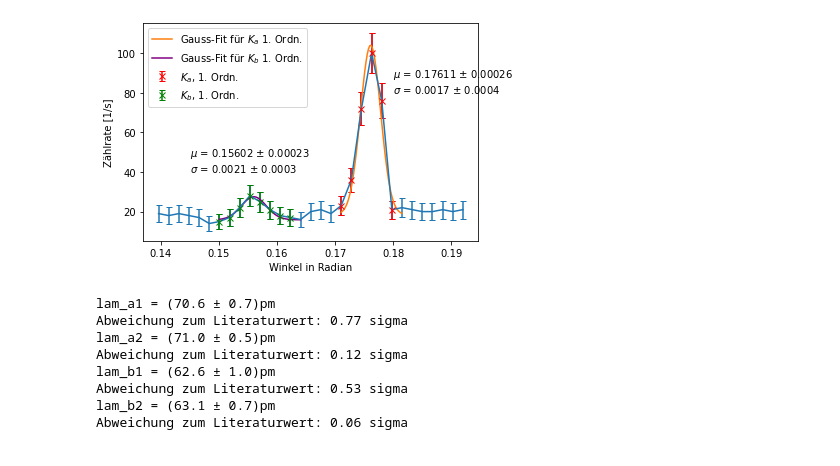
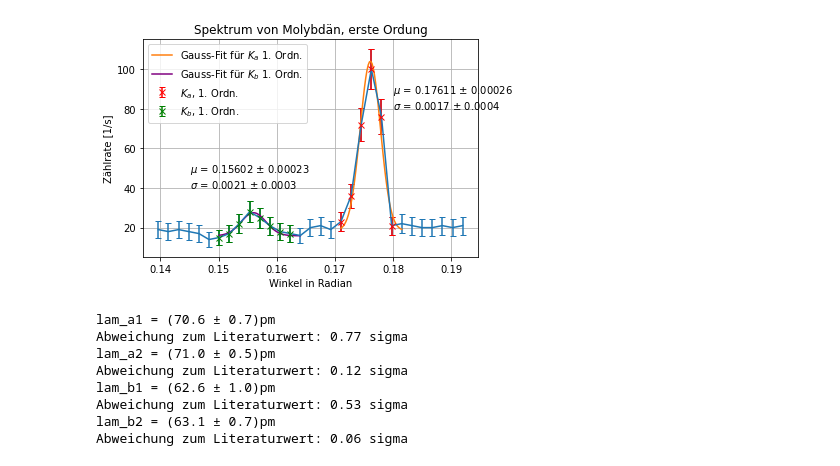
Before and after one commit to leonardscheuer/PAP2, a Jupyter notebook: 255/255-Ausw.ipynb, the cells around one changed output. Drawn from its saved outputs; the diff is of its cells as text; code cells hidden in the pictures.

```diff
--- a/255/255-Ausw.ipynb
+++ b/255/255-Ausw.ipynb
@@ -95,31 +161,31 @@ plt.savefig('255-5.jpeg')
 # %%
 theta1, n1 = np.loadtxt('v1.txt', converters = {0:comma_to_float, 1:comma_to_float}, unpack = True)
 
 theta1 *= np.pi / 180 #In Radian
 
 plt.errorbar(theta1, n1, yerr = np.sqrt(n1), capsize = 3)
 plt.errorbar(theta1[18:24], n1[18:24], yerr = np.sqrt(n1[18:24]), capsize = 3, fmt = 'rx', label = '$K_{a}}$, 1. Ordn.')
 plt.errorbar(theta1[6:14], n1[6:14], yerr = np.sqrt(n1[6:14]), capsize = 3, fmt = 'gx', label = '$K_{b}}$, 1. Ordn.')
 
 popt_a1, pcov_a1 = curve_fit(gauss, theta1[18:24], n1[18:24], sigma = np.sqrt(n1[18:24]), p0 = (0.175, 0.002, 100, 20))
 
 x = np.linspace(theta1[18], theta1[24])
 plt.plot(x, gauss(x, *popt_a1), label = 'Gauss-Fit für $K_a$ 1. Ordn.')
 plt.text(0.18, 80, '$\mu$ = {0:.5f} ± {1:.5f}\n$\sigma$ = {2:.4f} ± {3:.4f}'.format(popt_a1[0], np.sqrt(pcov_a1[0][0]), popt_a1[1], np.sqrt(pcov_a1[1][1])))
 
 popt_b1, pcov_b1 = curve_fit(gauss, theta1[6:14], n1[6:14], sigma = np.sqrt(n1[6:14]), p0 = (0.155, 0.003, 40, 15))
 
 x = np.linspace(theta1[6], theta1[14])
 plt.plot(x, gauss(x, *popt_b1), label = 'Gauss-Fit für $K_b$ 1. Ordn.', color = 'purple')
 plt.text(0.145, 40, '$\mu$ = {0:.5f} ± {1:.5f}\n$\sigma$ = {2:.4f} ± {3:.4f}'.format(popt_b1[0], np.sqrt(pcov_b1[0][0]), popt_b1[1], np.sqrt(pcov_b1[1][1])))
 
+plt.title("Spektrum von Molybdän, erste Ordung")
 plt.xlabel('Winkel in Radian')
 plt.ylabel('Zählrate [1/s]')
 plt.legend()
-
-plt.savefig('255-4.jpeg')
+plt.grid("dotted")
 # %% [output]
-[figure, old version]
+[figure, new version]
 # %%
 d = 201.4e-12
 lam_a_lit = 71.1e-12
```
Also changed, not shown: parts of 10 cells of this notebook, 1 other file.
